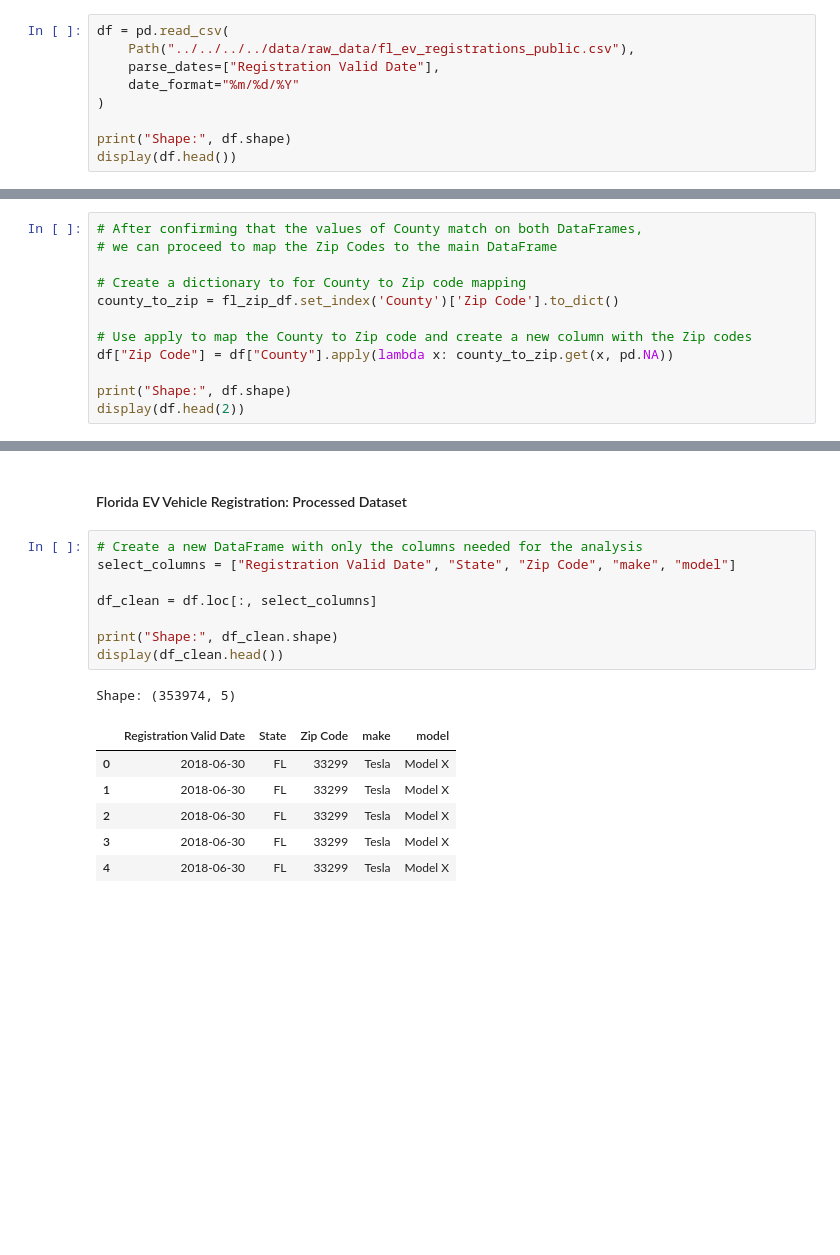
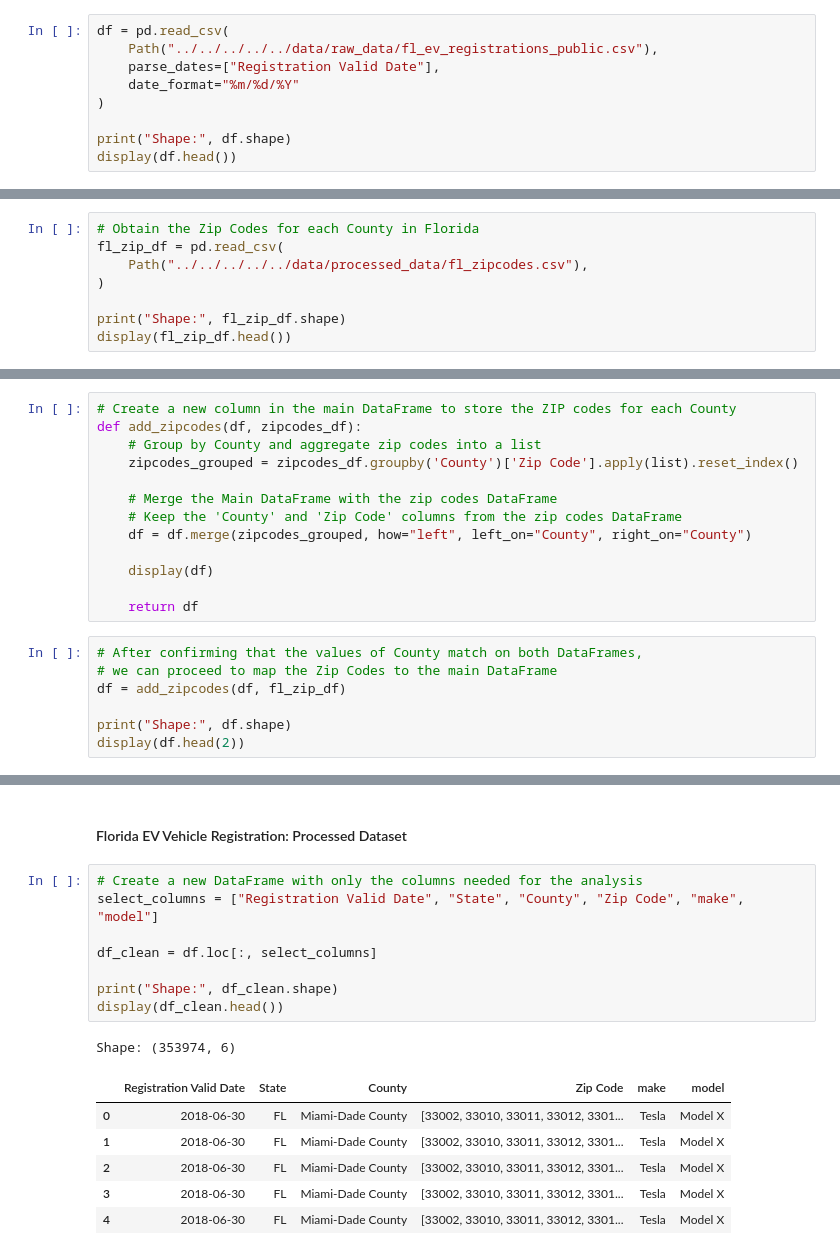
Before and after one commit to rune-encoder/Project-1, a Jupyter notebook: notebooks/individual_work/christian_exploration/data_cleaning/ev_registration_cleaning/fl_ev_reg_cleaning.ipynb, the cells around one changed output, grey strips where cells are left out. Cells and saved outputs as stored; diff of their text form; blank space fills up the shorter version.

```diff
--- a/notebooks/individual_work/christian_exploration/data_cleaning/ev_registration_cleaning/fl_ev_reg_cleaning.ipynb
+++ b/notebooks/individual_work/christian_exploration/data_cleaning/ev_registration_cleaning/fl_ev_reg_cleaning.ipynb
@@ -8,7 +6,7 @@ from bs4 import BeautifulSoup
 #### Florida EV Vehicle Registration: Raw Dataset
 # %%
 df = pd.read_csv(
-    Path("../../../../data/raw_data/fl_ev_registrations_public.csv"),
+    Path("../../../../../data/raw_data/fl_ev_registrations_public.csv"),
     parse_dates=["Registration Valid Date"],
     date_format="%m/%d/%Y"
 )
@@ -188,0 +118,8 @@ Shape: (1495, 5)
+# %%
+# Obtain the Zip Codes for each County in Florida
+fl_zip_df = pd.read_csv(
+    Path("../../../../../data/processed_data/fl_zipcodes.csv"),
+)
+
+print("Shape:", fl_zip_df.shape)
+display(fl_zip_df.head())
@@ -219,15 +164,23 @@ Values in `df['County']` also in `fl_zip_df['County']`: 66
 Values in `df['County']` not in `fl_zip_df['County']`: 1
 # %% [markdown]
 ##### Main Dataset: Create Zip Code Column
+# %%
+# Create a new column in the main DataFrame to store the ZIP codes for each County
+def add_zipcodes(df, zipcodes_df):
+    # Group by County and aggregate zip codes into a list
+    zipcodes_grouped = zipcodes_df.groupby('County')['Zip Code'].apply(list).reset_index()
+
+    # Merge the Main DataFrame with the zip codes DataFrame
+    # Keep the 'County' and 'Zip Code' columns from the zip codes DataFrame
+    df = df.merge(zipcodes_grouped, how="left", left_on="County", right_on="County")
+
+    display(df)
+
+    return df
 # %%
 # After confirming that the values of County match on both DataFrames,
 # we can proceed to map the Zip Codes to the main DataFrame
-
-# Create a dictionary to for County to Zip code mapping
-county_to_zip = fl_zip_df.set_index('County')['Zip Code'].to_dict()
-
-# Use apply to map the County to Zip code and create a new column with the Zip codes
-df["Zip Code"] = df["County"].apply(lambda x: county_to_zip.get(x, pd.NA))
+df = add_zipcodes(df, fl_zip_df)
 
 print("Shape:", df.shape)
 display(df.head(2))
@@ -267,20 +233,20 @@ Shape: (353974, 11)
 #### Florida EV Vehicle Registration: Processed Dataset
 # %%
 # Create a new DataFrame with only the columns needed for the analysis
-select_columns = ["Registration Valid Date", "State", "Zip Code", "make", "model"]
+select_columns = ["Registration Valid Date", "State", "County", "Zip Code", "make", "model"]
 
 df_clean = df.loc[:, select_columns]
 
 print("Shape:", df_clean.shape)
 display(df_clean.head())
 # %% [output]
-Shape: (353974, 5)
+Shape: (353974, 6)
-|  | Registration Valid Date | State | Zip Code | make | model |
-| 0 | 2018-06-30 | FL | 33299 | Tesla | Model X |
-| 1 | 2018-06-30 | FL | 33299 | Tesla | Model X |
-| 2 | 2018-06-30 | FL | 33299 | Tesla | Model X |
-| 3 | 2018-06-30 | FL | 33299 | Tesla | Model X |
-| 4 | 2018-06-30 | FL | 33299 | Tesla | Model X |
+|  | Registration Valid Date | State | County | Zip Code | make | model |
+| 0 | 2018-06-30 | FL | Miami-Dade County | [33002, 33010, 33011, 33012, 3301... | Tesla | Model X |
+| 1 | 2018-06-30 | FL | Miami-Dade County | [33002, 33010, 33011, 33012, 3301... | Tesla | Model X |
+| 2 | 2018-06-30 | FL | Miami-Dade County | [33002, 33010, 33011, 33012, 3301... | Tesla | Model X |
+| 3 | 2018-06-30 | FL | Miami-Dade County | [33002, 33010, 33011, 33012, 3301... | Tesla | Model X |
+| 4 | 2018-06-30 | FL | Miami-Dade County | [33002, 33010, 33011, 33012, 3301... | Tesla | Model X |
 # %%
 # Rename columns to manageable names
 
```
Also changed, not shown: parts of 9 cells of this notebook, 3 other files.
